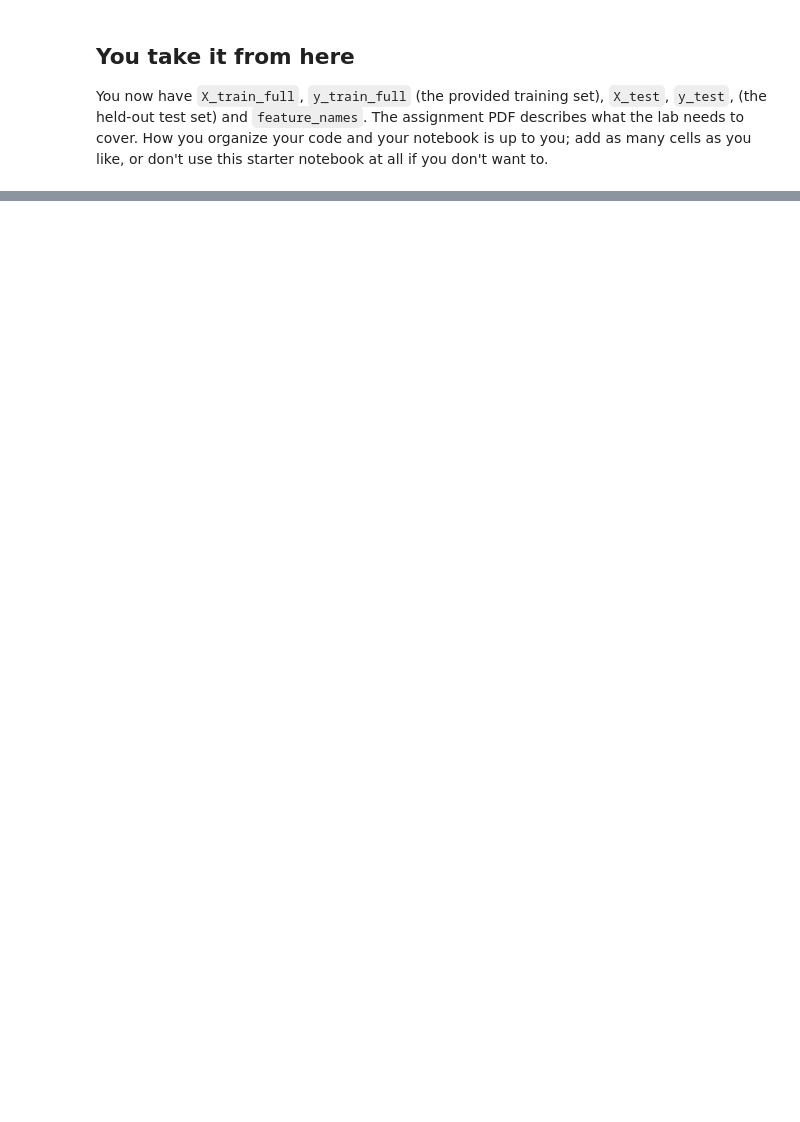
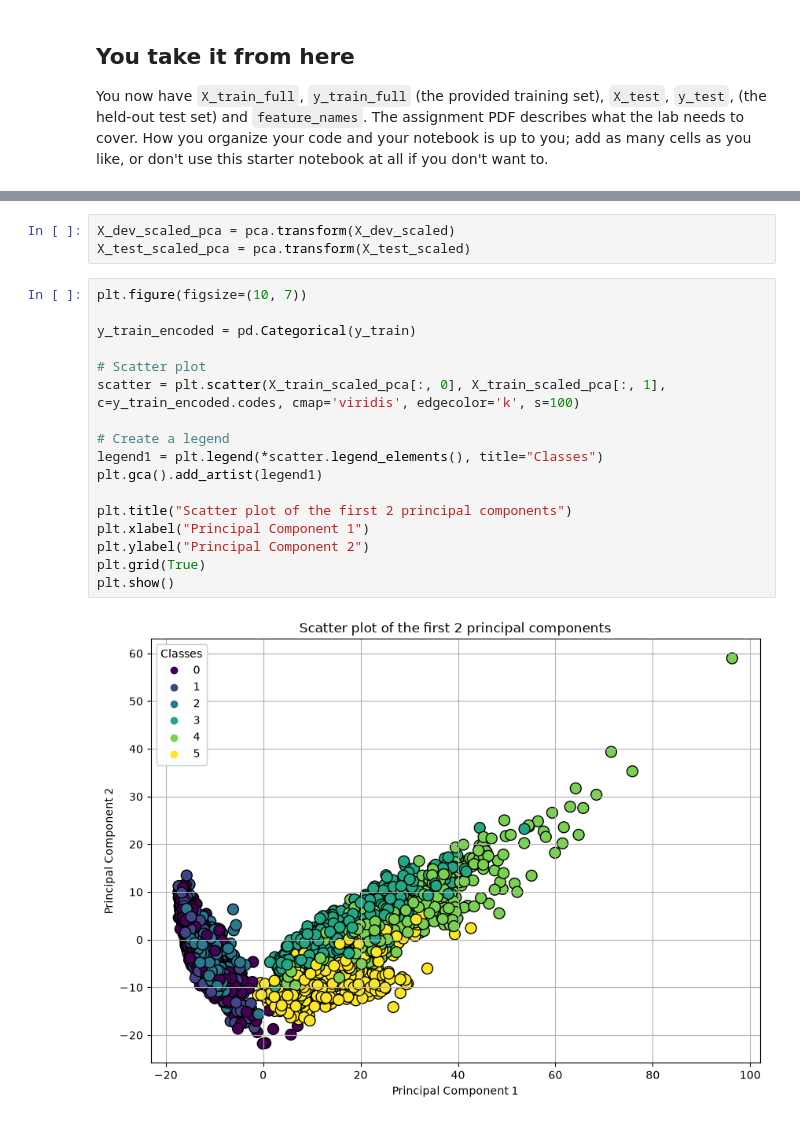
Before and after one commit to bradm1814/ai-masters-workspace, a Jupyter notebook: ARI-510-Machine-Learning/Lab 2/lab2_starter.ipynb, the cells around one changed output, grey strips where cells are left out. Drawn from its saved outputs; the diff is of its cells as text; blank space fills up the shorter version.

```diff
--- a/ARI-510-Machine-Learning/Lab 2/lab2_starter.ipynb
+++ b/ARI-510-Machine-Learning/Lab 2/lab2_starter.ipynb
@@ -132,0 +195,22 @@ You now have `X_train_full`, `y_train_full` (the provided training set), `X_test
+# %%
+X_dev_scaled_pca = pca.transform(X_dev_scaled)
+X_test_scaled_pca = pca.transform(X_test_scaled)
+# %%
+plt.figure(figsize=(10, 7))
+
+y_train_encoded = pd.Categorical(y_train)
+
+# Scatter plot
+scatter = plt.scatter(X_train_scaled_pca[:, 0], X_train_scaled_pca[:, 1], c=y_train_encoded.codes, cmap='viridis', edgecolor='k', s=100)
+
+# Create a legend
+legend1 = plt.legend(*scatter.legend_elements(), title="Classes")
+plt.gca().add_artist(legend1)
+
+plt.title("Scatter plot of the first 2 principal components")
+plt.xlabel("Principal Component 1")
+plt.ylabel("Principal Component 2")
+plt.grid(True)
+plt.show()
+# %% [output]
+[figure, added]
```
Also changed, not shown: parts of 23 cells of this notebook, 41 other files.
